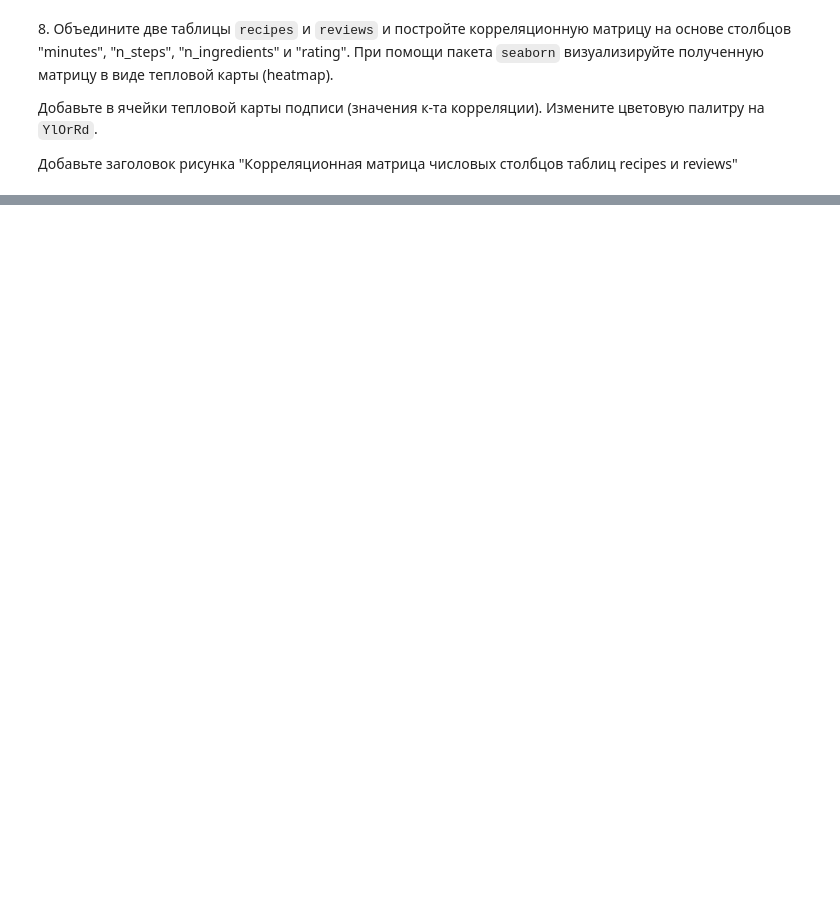
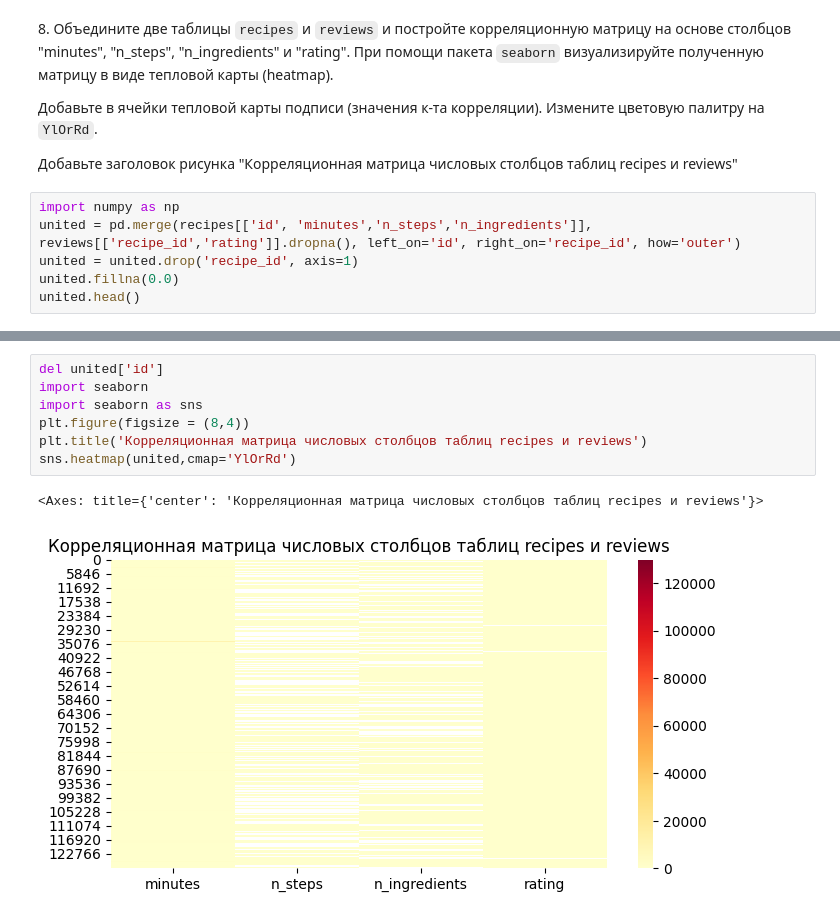
Before and after one commit to ms236566/-, a Jupyter notebook: 05_visualization_MoskvichevaOV.ipynb, the cells around one changed output, grey strips where cells are left out. Drawn from its saved outputs; the diff is of its cells as text; blank space fills up the shorter version.

```diff
--- a/05_visualization_MoskvichevaOV.ipynb
+++ b/05_visualization_MoskvichevaOV.ipynb
@@ -412,3 +414,9 @@ AttributeError: 'DataFrame' object has no attribute 'displot'
 Добавьте в ячейки тепловой карты подписи (значения к-та корреляции). Измените цветовую палитру на `YlOrRd`.
 
 Добавьте заголовок рисунка "Корреляционная матрица числовых столбцов таблиц recipes и reviews"
+# %%
+import numpy as np
+united = pd.merge(recipes[['id', 'minutes','n_steps','n_ingredients']], reviews[['recipe_id','rating']].dropna(), left_on='id', right_on='recipe_id', how='outer')
+united = united.drop('recipe_id', axis=1)
+united.fillna(0.0)
+united.head()
@@ -414,0 +439,10 @@ AttributeError: 'DataFrame' object has no attribute 'displot'
+# %%
+del united['id']
+import seaborn
+import seaborn as sns
+plt.figure(figsize = (8,4))
+plt.title('Корреляционная матрица числовых столбцов таблиц recipes и reviews')
+sns.heatmap(united,cmap='YlOrRd')
+# %% [output]
+<Axes: title={'center': 'Корреляционная матрица числовых столбцов таблиц recipes и reviews'}>
+[figure, added]
```
Also changed, not shown: parts of 11 cells of this notebook.
